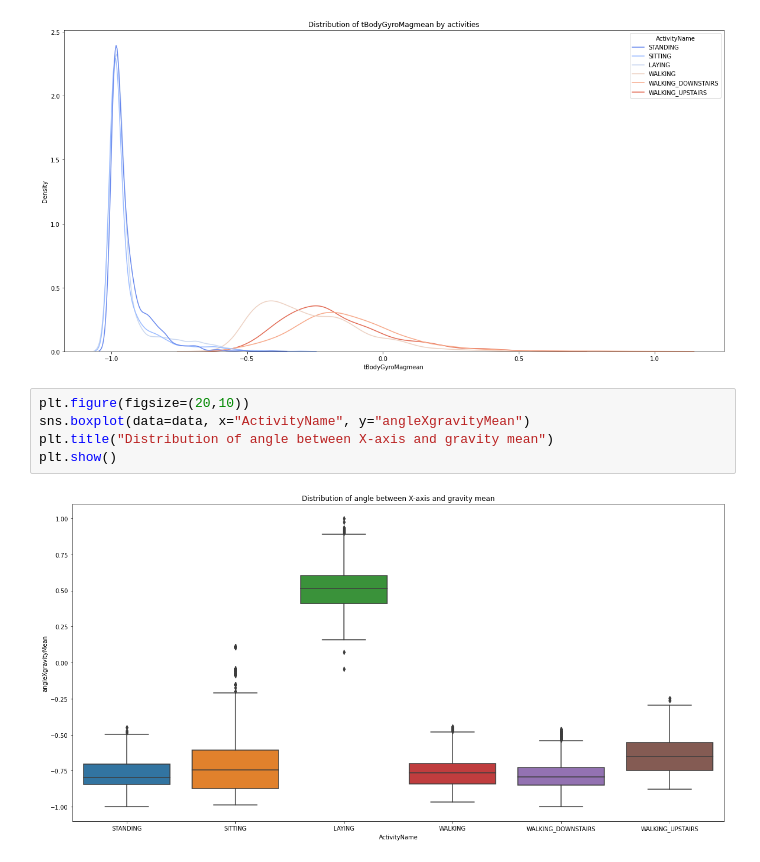
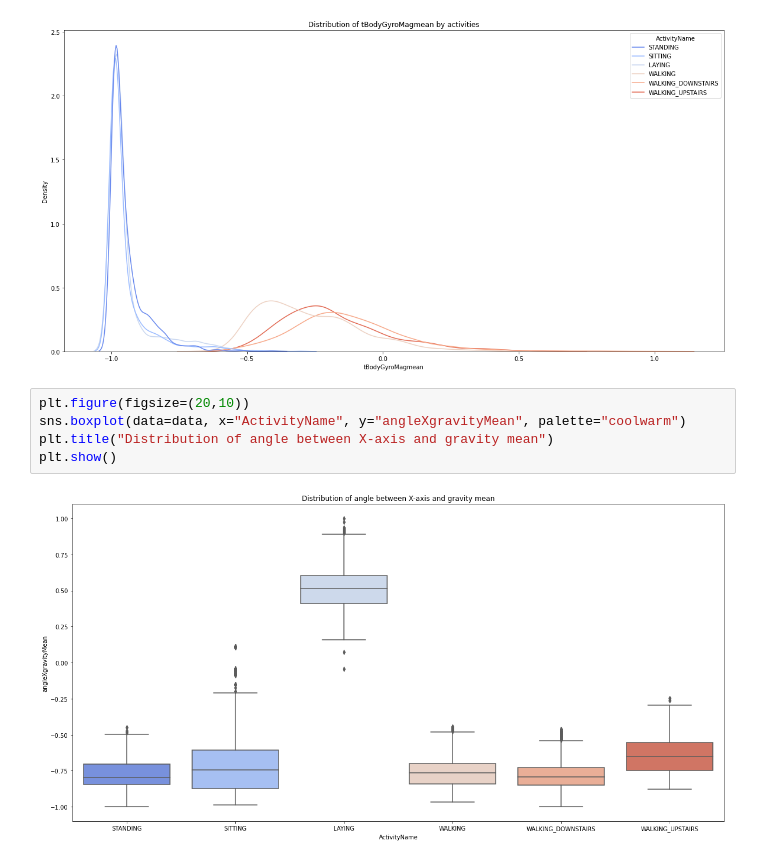
Before and after one commit to gekas145/WUM-2021-Projekty, a Jupyter notebook: Projekt2/eda.ipynb, the cells around one changed output. Drawn from its saved outputs; the diff is of its cells as text.

```diff
--- a/Projekt2/eda.ipynb
+++ b/Projekt2/eda.ipynb
@@ -148,8 +171,8 @@ plt.show()
 [figure]
 # %%
 plt.figure(figsize=(20,10))
-sns.boxplot(data=data, x="ActivityName", y="angleXgravityMean")
+sns.boxplot(data=data, x="ActivityName", y="angleXgravityMean", palette="coolwarm")
 plt.title("Distribution of angle between X-axis and gravity mean")
 plt.show()
 # %% [output]
-[figure, old version]
+[figure, new version]
```
Also changed, not shown: parts of 5 cells of this notebook.
